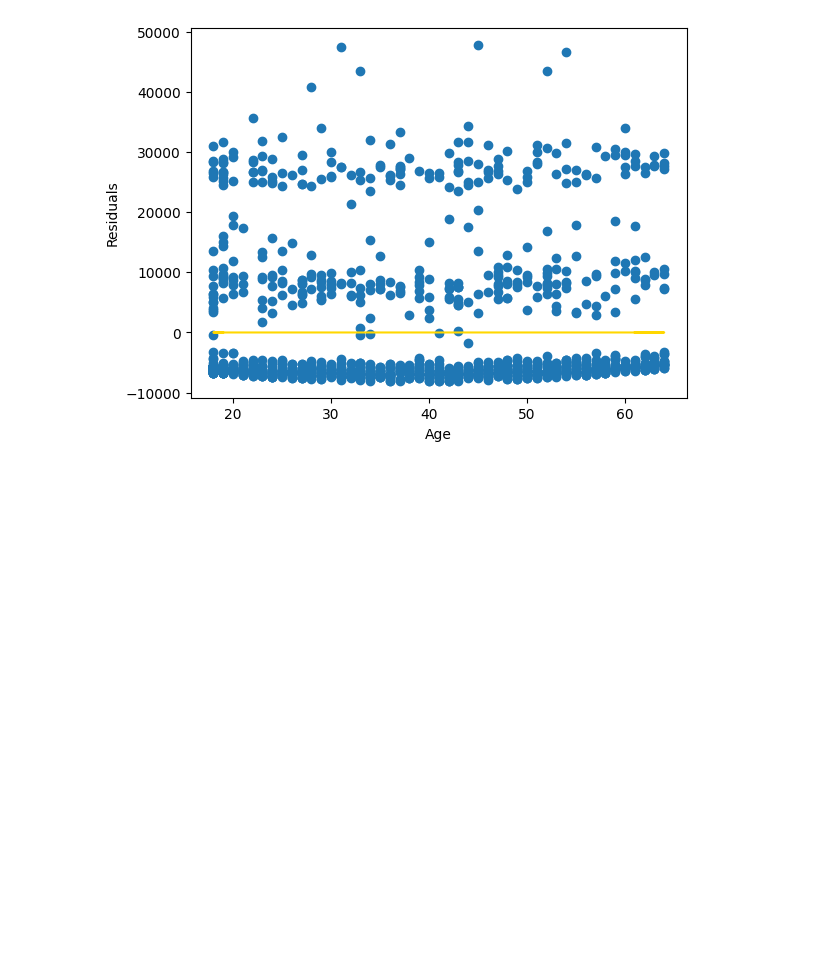
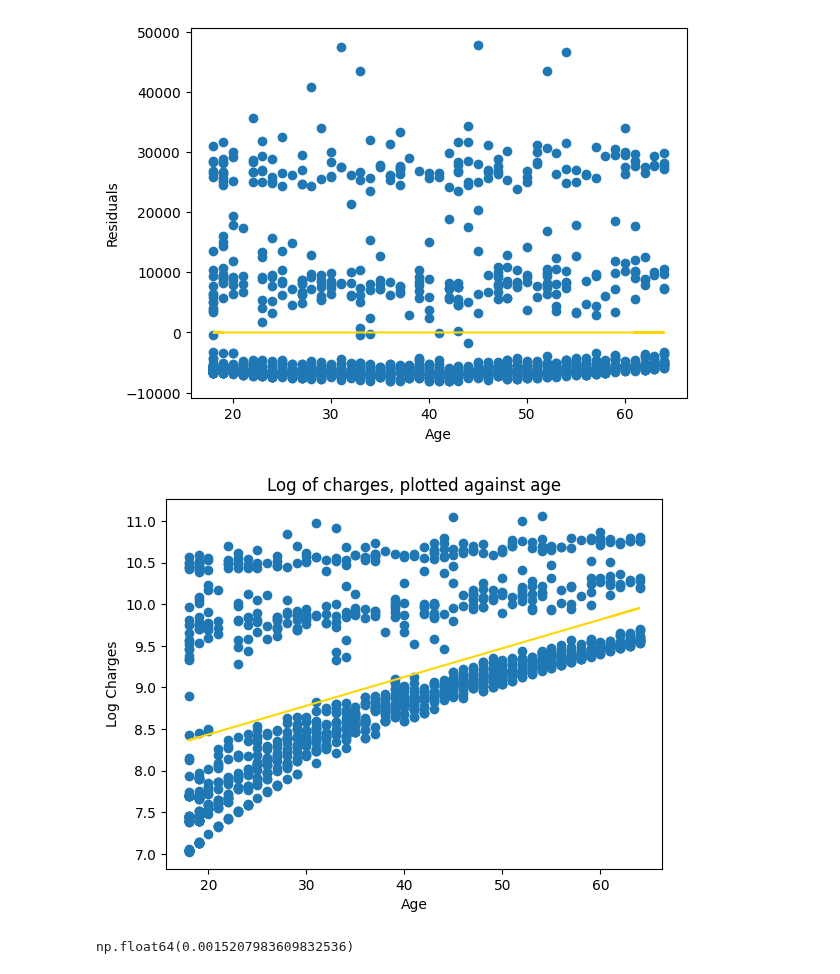
Before and after one commit to lewinskie254/eda, a Jupyter notebook: Heteroskedasticity_two.ipynb, the cells around one changed output. Saved outputs shown, nothing was run; the diff lists cells and outputs as text; code cells hidden in the pictures; blank space fills up the shorter version.

```diff
--- a/Heteroskedasticity_two.ipynb
+++ b/Heteroskedasticity_two.ipynb
@@ -224,3 +224,21 @@ plt.ylabel('Residuals')
 # %% [output]
 Text(0, 0.5, 'Residuals')
 [figure]
+# %%
+#regression line plot for non smokers
+slope, intercept, r_value, p_value, std_err = stats.linregress(df.age, np.log(df.charges))
+
+y = slope * df.age + intercept
+# %%
+plt.scatter(df.age, np.log(df.charges))
+plt.plot(df.age, y, color='gold')
+plt.xlabel('Age')
+plt.ylabel('Log Charges')
+plt.title('Log of charges, plotted against age')
+plt.show()
+# %% [output]
+[figure, added]
+# %%
+std_err
+# %% [output]
+np.float64(0.0015207983609832536)
```
Also changed, not shown: parts of 11 cells of this notebook.
